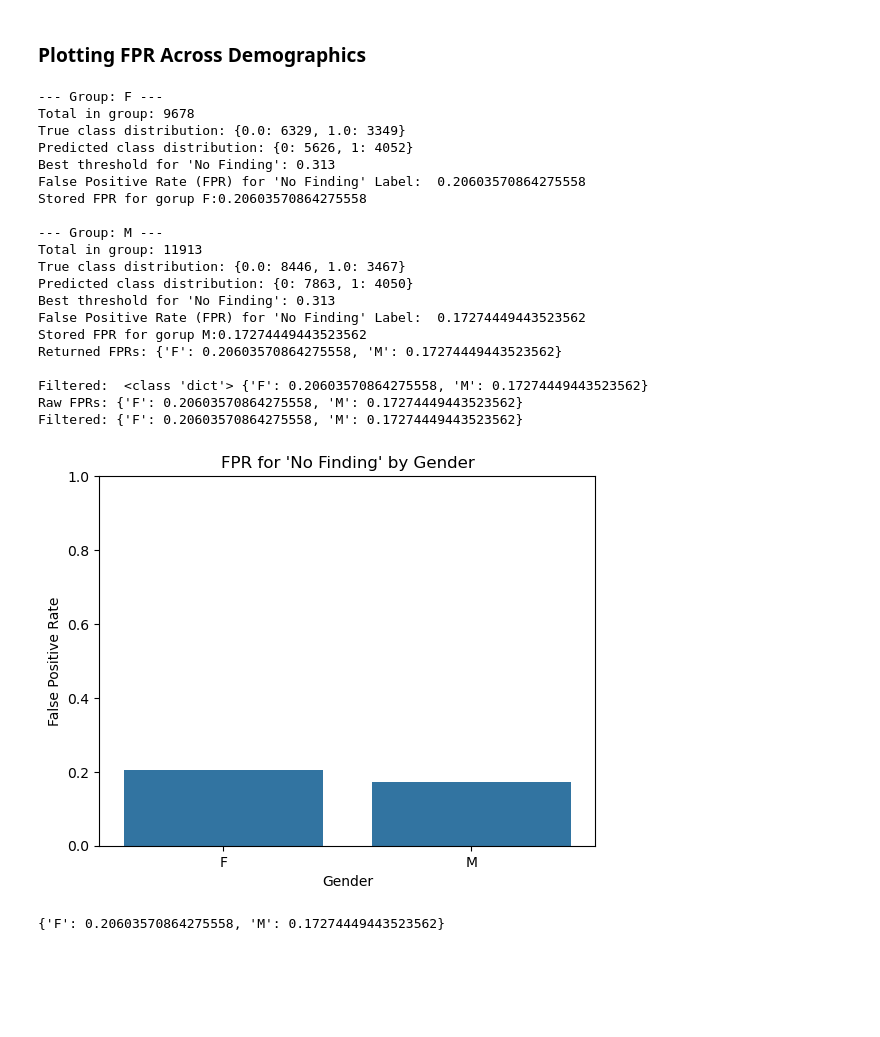
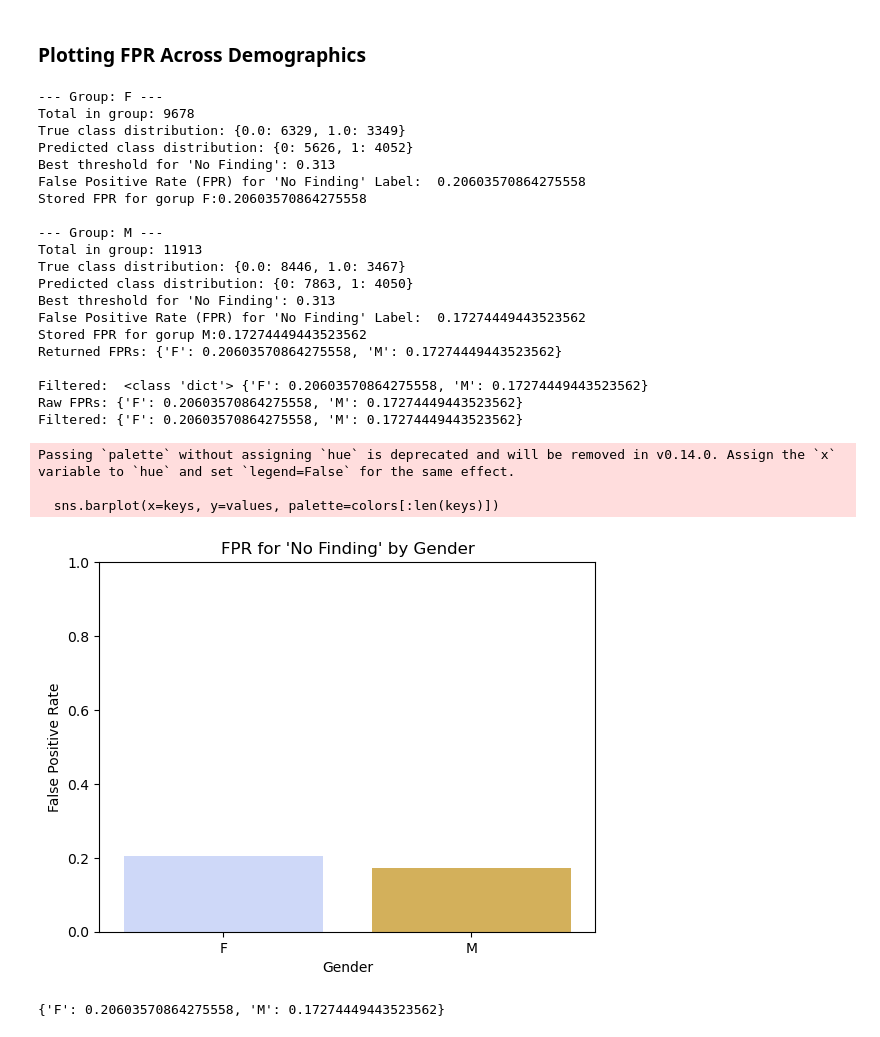
Before and after one commit to AhmedRadwan02/MIMIC_Fairness_Classification, a Jupyter notebook: KaggleNotebook/analysis_2.ipynb, the cells around one changed output. Cells and saved outputs as stored; diff of their text form; code cells hidden in the pictures; blank space fills up the shorter version.

```diff
--- a/KaggleNotebook/analysis_2.ipynb
+++ b/KaggleNotebook/analysis_2.ipynb
@@ -194,39 +194,50 @@ print("Raw FPRs:", fprs_by_gender)
 print("Filtered:", filtered_fprs)
 
 # --- Plotting ---
+
+
 # only if there are valid entries
 if filtered_fprs:
-    sns.barplot(x = list(filtered_fprs.keys()), y = list(filtered_fprs.values()))
+    keys = list(filtered_fprs.keys())
+    values = list(filtered_fprs.values())
+
+    # Alternate or split the bar colors — here we'll just repeat the two colors
+    colors = ['#c7d5ff', '#e7b847'] * (len(keys) // 2 + 1)  # enough colors
+    sns.barplot(x=keys, y=values, palette=colors[:len(keys)])
+    # sns.barplot(x = list(filtered_fprs.keys()), y = list(filtered_fprs.values()))
     plt.title(f"FPR for '{label}' by {group_column.capitalize()}")
     plt.ylabel("False Positive Rate")
     plt.xlabel(group_column.capitalize())
     # plt.legend()
     plt.ylim(0, 1)
     plt.show()
 else:
     print("No valid FPR To Plot!")
 # %% [output]
 --- Group: F ---
 Total in group: 9678
 True class distribution: {0.0: 6329, 1.0: 3349}
 Predicted class distribution: {0: 5626, 1: 4052}
 Best threshold for 'No Finding': 0.313
 False Positive Rate (FPR) for 'No Finding' Label:  0.20603570864275558
 Stored FPR for gorup F:0.20603570864275558
 
 --- Group: M ---
 Total in group: 11913
 True class distribution: {0.0: 8446, 1.0: 3467}
 Predicted class distribution: {0: 7863, 1: 4050}
 Best threshold for 'No Finding': 0.313
 False Positive Rate (FPR) for 'No Finding' Label:  0.17274449443523562
 Stored FPR for gorup M:0.17274449443523562
 Returned FPRs: {'F': 0.20603570864275558, 'M': 0.17274449443523562}
 
 Filtered:  <class 'dict'> {'F': 0.20603570864275558, 'M': 0.17274449443523562}
 Raw FPRs: {'F': 0.20603570864275558, 'M': 0.17274449443523562}
 Filtered: {'F': 0.20603570864275558, 'M': 0.17274449443523562}
+Passing `palette` without assigning `hue` is deprecated and will be removed in v0.14.0. Assign the `x` variable to `hue` and set `legend=False` for the same effect.
+
+  sns.barplot(x=keys, y=values, palette=colors[:len(keys)])
-[figure, old version]
+[figure, new version]
 # %%
 print(fprs_by_gender)
 # %% [output]
```
Also changed, not shown: parts of 11 cells of this notebook.
